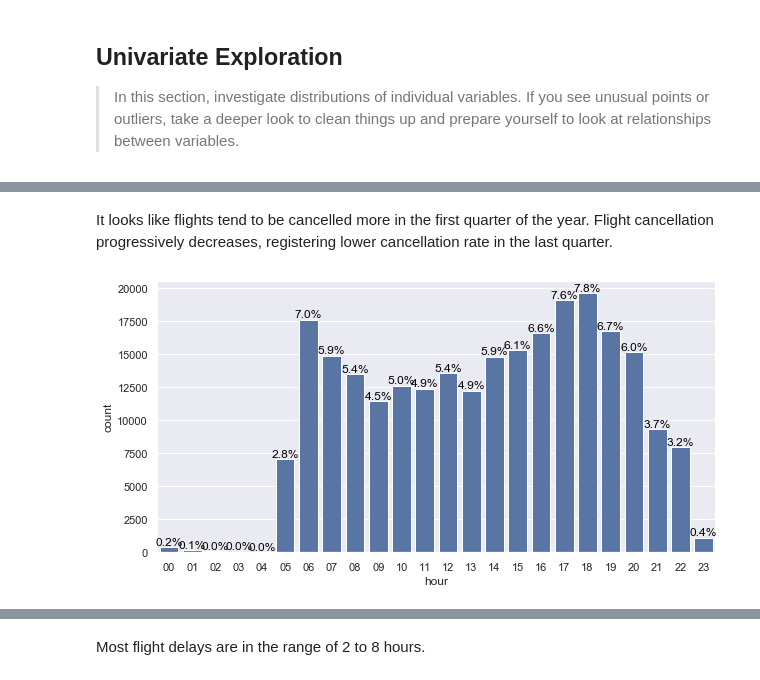
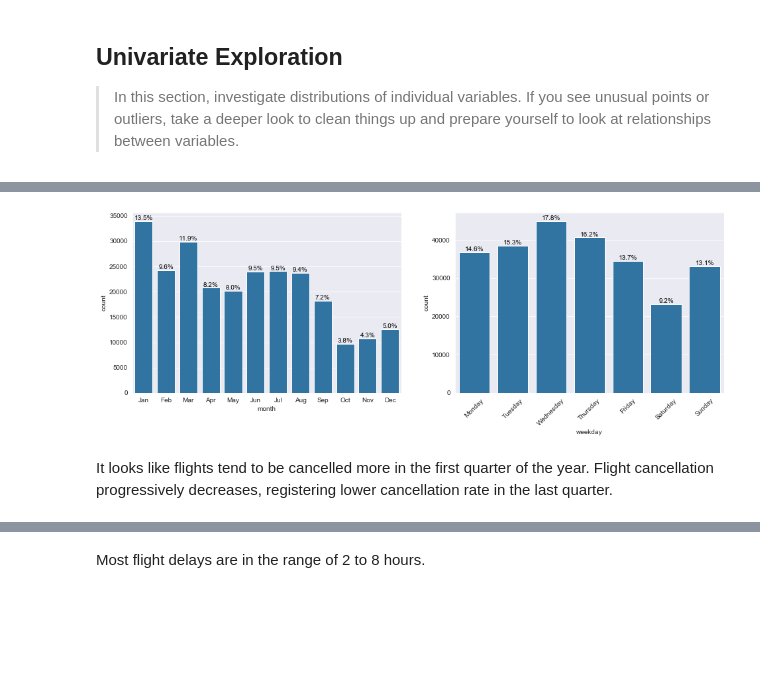
Before and after one commit to thaysmartinez/flights-data-exploration, a Jupyter notebook: exploration_template.ipynb, the cells around one changed output, grey strips where cells are left out. Drawn from its saved outputs; the diff is of its cells as text; code cells hidden in the pictures; blank space fills up the shorter version.

```diff
--- a/exploration_template.ipynb
+++ b/exploration_template.ipynb
@@ -235,6 +201,22 @@ chart_props('month', df=df_cancelled, order_cat=False)
+# %%
+plt.figure(figsize=[16, 5])
+
+
+order_month = ['Jan', 'Feb', 'Mar', 'Apr', 'May', 'Jun',
+               'Jul', 'Aug', 'Sep', 'Oct', 'Nov', 'Dec']
+
+plt.subplot(1, 2, 1)
+sb.countplot(data=df_cancelled, x='month', color=base_color, order=order_month)
+chart_props(df_cancelled, 'month')
+
+
+order_week = ['Monday', 'Tuesday', 'Wednesday', 'Thursday', 'Friday', 'Saturday', 'Sunday']
+
+plt.subplot(1, 2, 2)
+sb.countplot(data=df_cancelled, x='weekday', color=base_color, order=order_week)
+chart_props(df_cancelled, 'weekday')
+plt.xticks(rotation=45);
+# %% [output]
+[figure, added]
 # %% [markdown]
 It looks like flights tend to be cancelled more in the first quarter of the year. Flight cancellation progressively decreases, registering lower cancellation rate in the last quarter.
-# %%
-chart_props('hour', df=df_cancelled, order_cat=False)
-# %% [output]
-[figure, removed]
```
Also changed, not shown: parts of 36 cells of this notebook.
